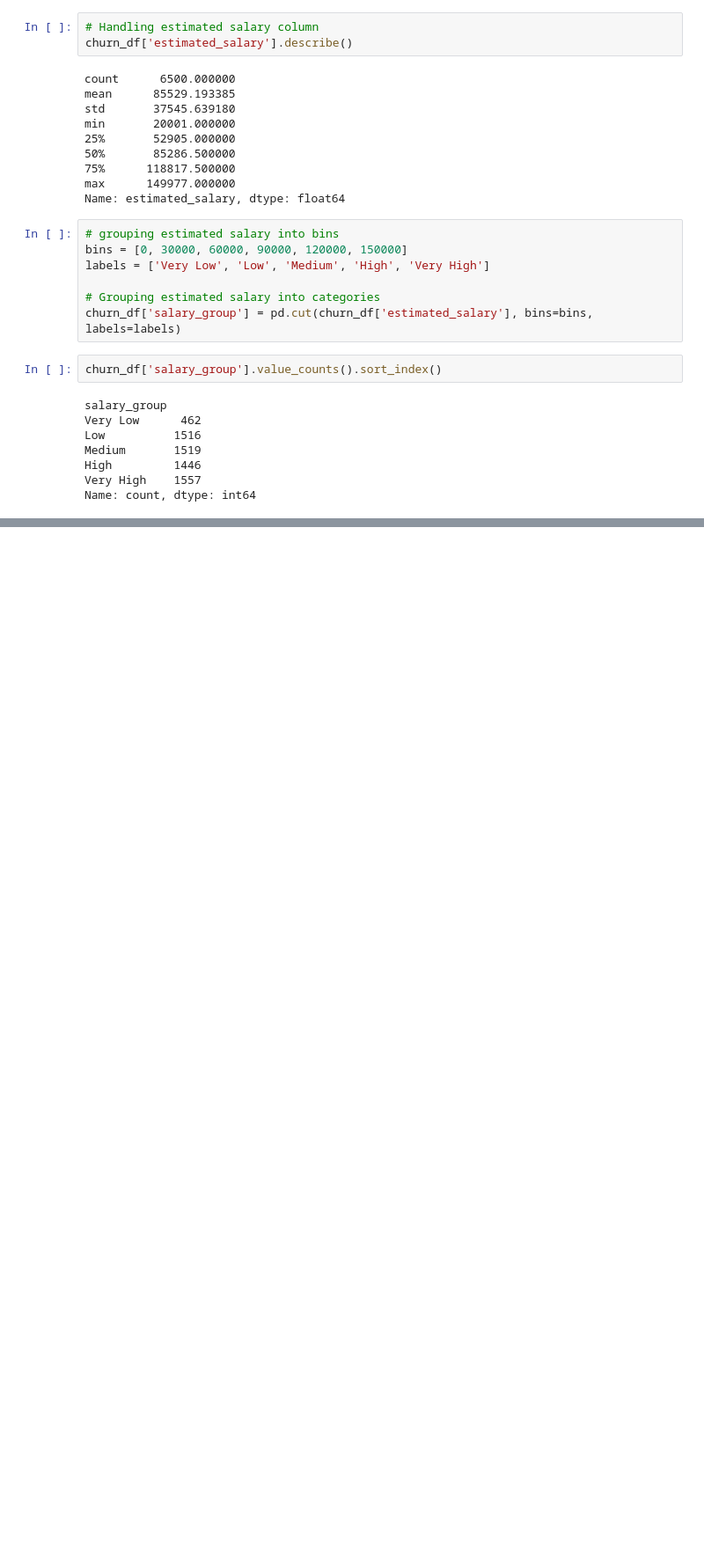
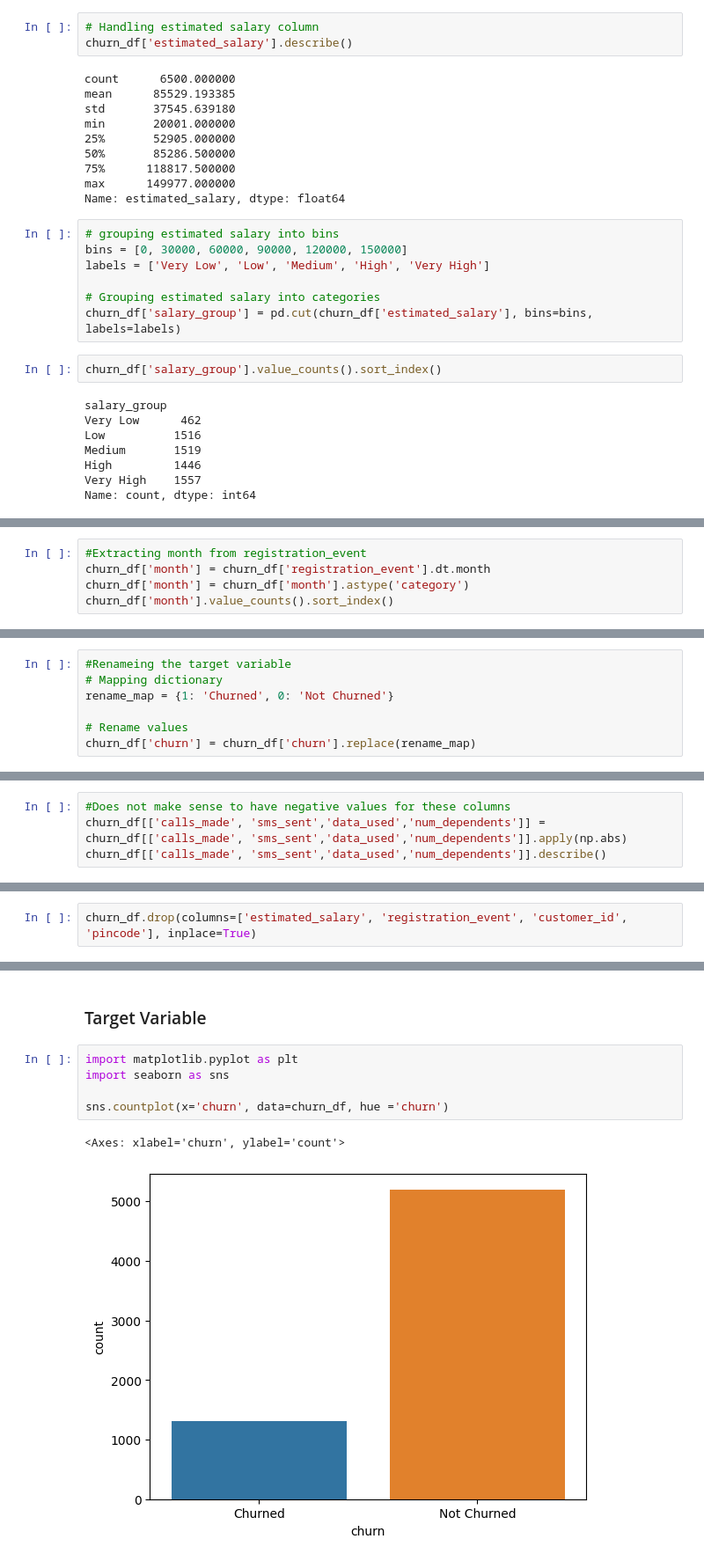
Before and after one commit to Lakes41/Telecom-customer-churn-predictor, a Jupyter notebook: notebook.ipynb, the cells around one changed output, grey strips where cells are left out. Shown at 88% size. Saved outputs shown, nothing was run; the diff lists cells and outputs as text; blank space fills up the shorter version.

```diff
--- a/notebook.ipynb
+++ b/notebook.ipynb
@@ -153,0 +217,5 @@ Name: count, dtype: int64
+# %%
+#Extracting month from registration_event
+churn_df['month'] = churn_df['registration_event'].dt.month
+churn_df['month'] = churn_df['month'].astype('category')
+churn_df['month'].value_counts().sort_index()
@@ -153,0 +245,7 @@ Name: count, dtype: int64
+# %%
+#Renameing the target variable
+# Mapping dictionary
+rename_map = {1: 'Churned', 0: 'Not Churned'}
+
+# Rename values
+churn_df['churn'] = churn_df['churn'].replace(rename_map)
@@ -153,0 +272,4 @@ Name: count, dtype: int64
+# %%
+#Does not make sense to have negative values for these columns
+churn_df[['calls_made', 'sms_sent','data_used','num_dependents']] = churn_df[['calls_made', 'sms_sent','data_used','num_dependents']].apply(np.abs)
+churn_df[['calls_made', 'sms_sent','data_used','num_dependents']].describe()
@@ -153,0 +286,2 @@ Name: count, dtype: int64
+# %%
+churn_df.drop(columns=['estimated_salary', 'registration_event', 'customer_id', 'pincode'], inplace=True)
@@ -154,3 +304,13 @@ Name: count, dtype: int64
+# %% [markdown]
+### Target Variable
+# %%
+import matplotlib.pyplot as plt
+import seaborn as sns
+
+sns.countplot(x='churn', data=churn_df, hue ='churn')
+# %% [output]
+<Axes: xlabel='churn', ylabel='count'>
+[figure, added]
 # %%
 # Determining Churn Rate
 churn_rate = round(churn_df['churn'].value_counts(normalize=True) * 100, 1)
```
Also changed, not shown: parts of 19 cells of this notebook.
